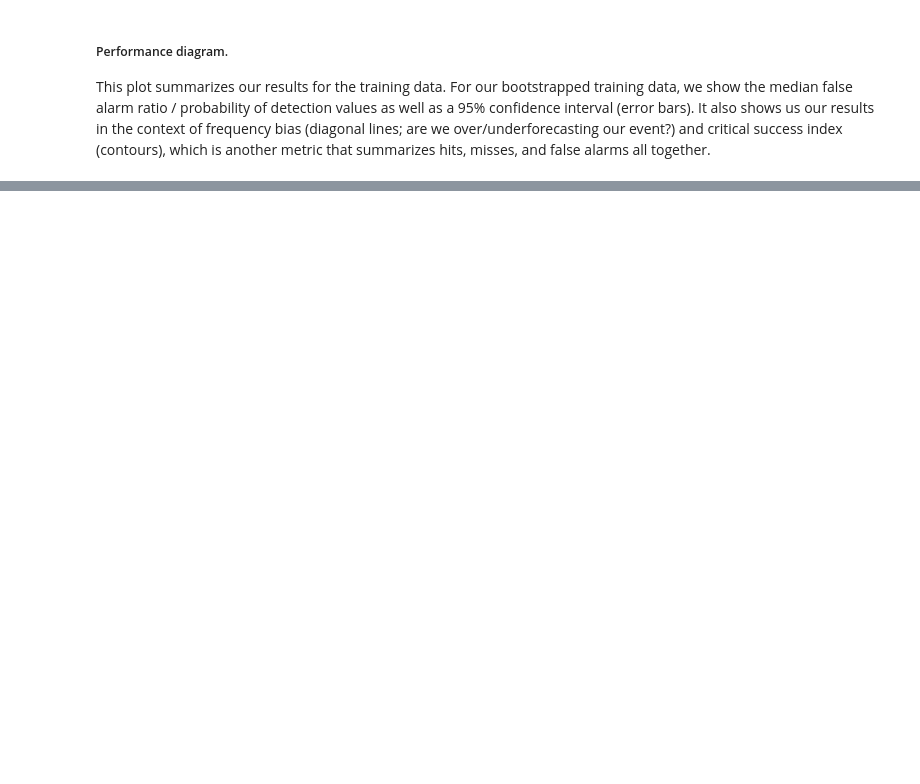
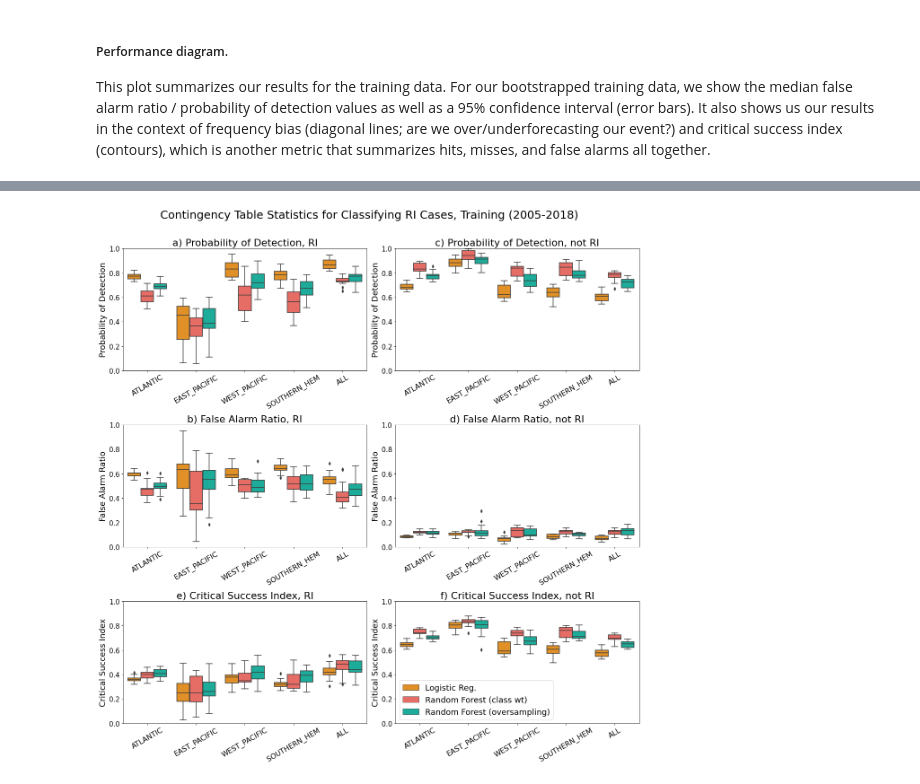
Before and after one commit to marie-mcgraw/ML_for_TC_RI, a Jupyter notebook: TRAIN_compare_RF_LR.ipynb, the cells around one changed output, grey strips where cells are left out. Cells and saved outputs as stored; diff of their text form; code cells hidden in the pictures; blank space fills up the shorter version.

```diff
--- a/TRAIN_compare_RF_LR.ipynb
+++ b/TRAIN_compare_RF_LR.ipynb
@@ -128,0 +129,79 @@ cm_RF.set_index(['Category Names','BASIN']).xs('RI')['Min Samples Leaf'].plot()
+# %%
+cm_res['BIAS'] = (cm_res['Hits']+cm_res['False Alarms'])/(cm_res['Hits'] + cm_res['Misses'])
+basin_ALL = cm_res['BASIN'].unique().tolist()
+# %%
+fig6,((ax6a,ax6b),(ax6c,ax6d),(ax6e,ax6f)) = plt.subplots(3,2,figsize=(17,17))
+pal_2 = sns.set_palette({'xkcd:turquoise','xkcd:coral','xkcd:tangerine'})
+cm_plt = cm_res.set_index(['Category Names'])
+cm_plt_total = cm_plt.reset_index().groupby(['Category Names','BASIN','Model','Fold']).mean()
+#cm_plt_norm =
+sns.boxplot(data=cm_plt_total.xs('RI').sort_values(['BASIN','Model']).reset_index(),x='BASIN',y='POD',hue='Model',ax=ax6a)
+ax6a.set_ylabel('Probability of Detection',fontsize=18)
+ax6a.get_legend().remove()
+# ax6a.legend(fontsize=12)
+ax6a.set_xticklabels(basin_ALL,fontsize=16,rotation=30)
+ax6a.set_title('a) Probability of Detection, RI',fontsize=22)
+ax6a.set_xlabel(None)
+ax6a.set_ylim([0,1])
+ax6a.tick_params(axis='y',labelsize=15)
+#
+sns.boxplot(data=cm_plt.xs('RI').sort_values(['BASIN','Model']).reset_index(),x='BASIN',y='FAR',hue='Model',ax=ax6c)
+ax6c.set_ylabel('False Alarm Ratio',fontsize=18)
+ax6c.legend(fontsize=12)
+ax6c.get_legend().remove()
+ax6c.set_xticklabels(basin_ALL,fontsize=16,rotation=30)
+ax6c.set_title('b) False Alarm Ratio, RI',fontsize=22)
+ax6c.set_xlabel(None)
+ax6c.set_ylim([0,1])
+ax6c.tick_params(axis='y',labelsize=15)
+#
+sns.boxplot(data=cm_plt.xs('not RI').sort_values(['BASIN','Model']).reset_index(),
+            x='BASIN',y='POD',hue='Model',ax=ax6b)
+ax6b.set_ylabel('Probability of Detection',fontsize=18)
+ax6b.legend(fontsize=12)
+ax6b.get_legend().remove()
+ax6b.set_xticklabels(basin_ALL,fontsize=16,rotation=30)
+ax6b.set_title('c) Probability of Detection, not RI',fontsize=22)
+ax6b.set_xlabel(None)
+ax6b.tick_params(axis='y',labelsize=15)
+ax6b.set_ylim([0,1])
+#
+sns.boxplot(data=cm_plt.xs('not RI').sort_values(['BASIN','Model']).reset_index(),
+            x='BASIN',y='FAR',hue='Model',ax=ax6d)
+ax6d.set_ylabel('False Alarm Ratio',fontsize=18)
+# ax6d.legend(fontsize=18)
+ax6d.get_legend().remove()
+ax6d.set_xticklabels(basin_ALL,fontsize=16,rotation=30)
+ax6d.set_title('d) False Alarm Ratio, not RI',fontsize=22)
+ax6d.set_xlabel(None)
+ax6d.tick_params(axis='y',labelsize=15)
+ax6d.set_ylim([0,1])
+#
+sns.boxplot(data=cm_plt.xs('RI').sort_values(['BASIN','Model']).reset_index(),
+            x='BASIN',y='Threat',hue='Model',ax=ax6e)
+ax6e.set_ylabel('Critical Success Index',fontsize=18)
+#ax6e.legend(fontsize=18)
+ax6e.get_legend().remove()
+ax6e.set_xticklabels(basin_ALL,fontsize=16,rotation=30)
+ax6e.set_title('e) Critical Success Index, RI',fontsize=22)
+ax6e.set_xlabel(None)
+ax6e.tick_params(axis='y',labelsize=15)
+ax6e.set_ylim([0,1])
+#
+sns.boxplot(data=cm_plt.xs('not RI').sort_values(['BASIN','Model']).reset_index(),
+            x='BASIN',y='Threat',hue='Model',ax=ax6f)
+ax6f.set_ylabel('Critical Success Index',fontsize=18)
+ax6f.legend(fontsize=18)
+ax6f.set_xticklabels(basin_ALL,fontsize=16,rotation=30)
+ax6f.set_title('f) Critical Success Index, not RI',fontsize=22)
+ax6f.set_xlabel(None)
+ax6f.tick_params(axis='y',labelsize=15)
+ax6f.set_ylim([0,1])
+#
+fig6.suptitle('Contingency Table Statistics for Classifying RI Cases, Training (2005-2018)',fontsize=25,y=1.015)
+fig6.tight_layout()
+#
+fig6.savefig(fig_dir_save+'POD_FAR_CSI_TRAINING.png',format='png',dpi=350,bbox_inches='tight')
+fig6.savefig(fig_dir_save+'POD_FAR_CSI_TRAINING.pdf',format='pdf',bbox_inches='tight')
+# %% [output]
+[figure, added]
```
Also changed, not shown: parts of 20 cells of this notebook, 5 other files.
